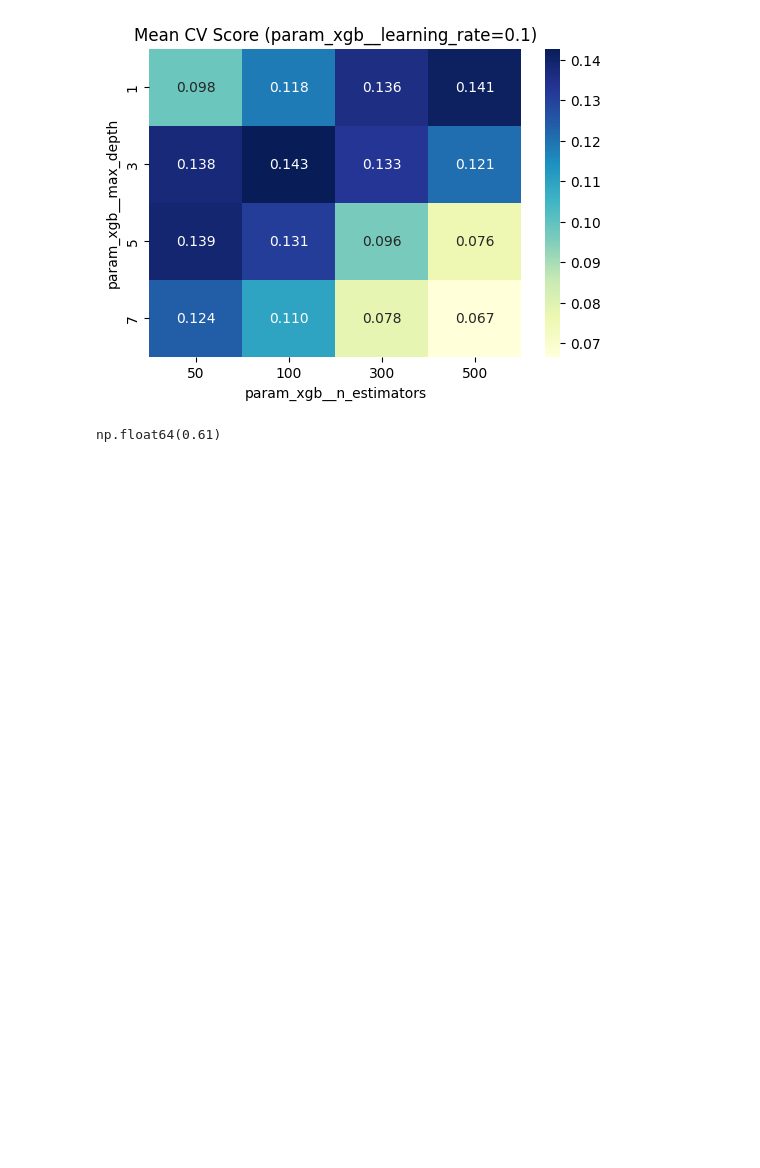
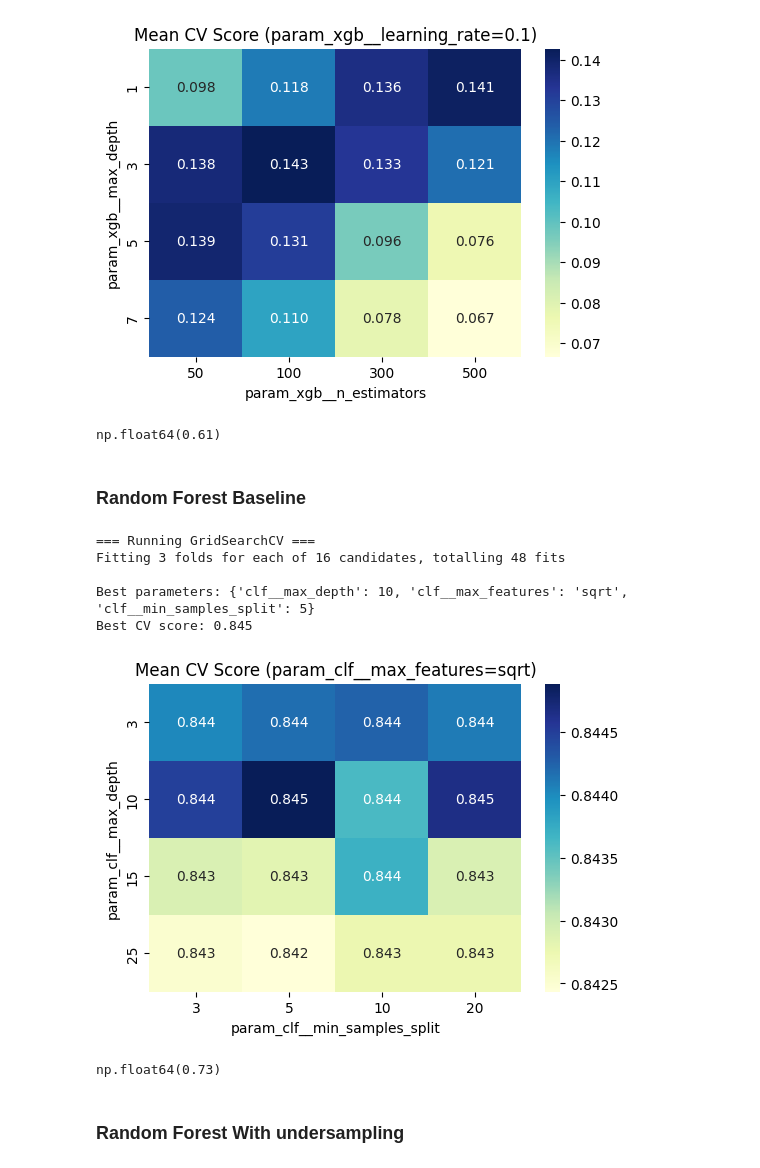
Before and after one commit to DovydasVe/article_popularity_prediction, a Jupyter notebook: prototype.ipynb, the cells around one changed output. Cells and saved outputs as stored; diff of their text form; code cells hidden in the pictures; blank space fills up the shorter version.

```diff
--- a/prototype.ipynb
+++ b/prototype.ipynb
@@ -231,3 +255,58 @@ hit_list = fetch_top_predictions(top10_list, X_test_sets, y_test_sets_class, y_t
 np.average(hit_list)
 # %% [output]
 np.float64(0.61)
+# %% [markdown]
+### **Random Forest Baseline**
+# %%
+
+randomForest_pipeline = ImbPipeline(steps=[
+    ('clf', RandomForestClassifier(200,random_state=42))
+])
+
+
+randomForest_param_grid = {
+    'clf__max_depth': [3, 10, 15, 25],
+    'clf__min_samples_split': [3, 5, 10, 20],
+    'clf__max_features': ['sqrt']
+}
+
+randomForest_grid = GridSearchCV(
+    estimator=randomForest_pipeline,
+    param_grid=randomForest_param_grid,
+    scoring=top10pct_scorer,
+    # scoring='average_precision',
+    cv=cv,
+    n_jobs=-1,
+    verbose=1
+)
+
+
+print("\n=== Running GridSearchCV ===")
+randomForest_grid.fit(X_train, y_train_class)
+print("\nBest parameters:", randomForest_grid.best_params_)
+print("Best CV score:", round(randomForest_grid.best_score_, 3))
+# %% [output]
+=== Running GridSearchCV ===
+Fitting 3 folds for each of 16 candidates, totalling 48 fits
+
+Best parameters: {'clf__max_depth': 10, 'clf__max_features': 'sqrt', 'clf__min_samples_split': 5}
+Best CV score: 0.845
+# %%
+# cv_results_df = pd.DataFrame(standard_grid.cv_results_)
+# print(cv_results_df.columns)
+
+visualise_gridsearch(pd.DataFrame(randomForest_grid.cv_results_),
+                     'param_clf__max_depth', 'param_clf__min_samples_split', 'param_clf__max_features')
+# %% [output]
+[figure, added]
+# %%
+best_model = randomForest_grid.best_estimator_
+
+top3_list = make_top_3(best_model, X_test_sets, y_test_sets_class)
+hit_list = fetch_top_predictions(top3_list, X_test_sets, y_test_sets_class, y_test_sets_reg_log)
+
+np.average(hit_list)
+# %% [output]
+np.float64(0.73)
+# %% [markdown]
+### **Random Forest With undersampling**
```
Also changed, not shown: parts of 11 cells of this notebook.
